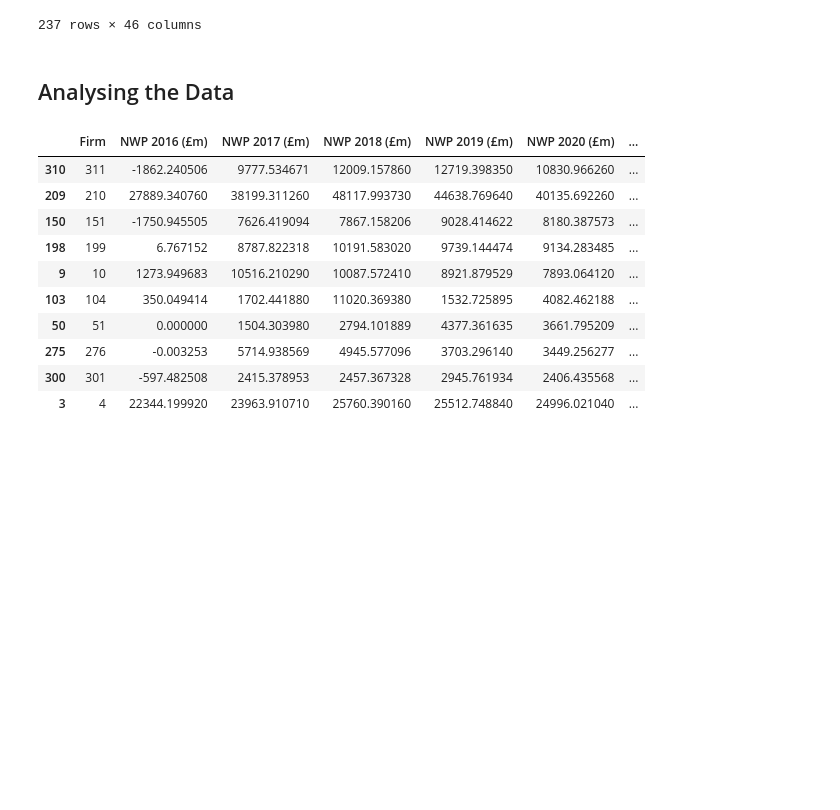
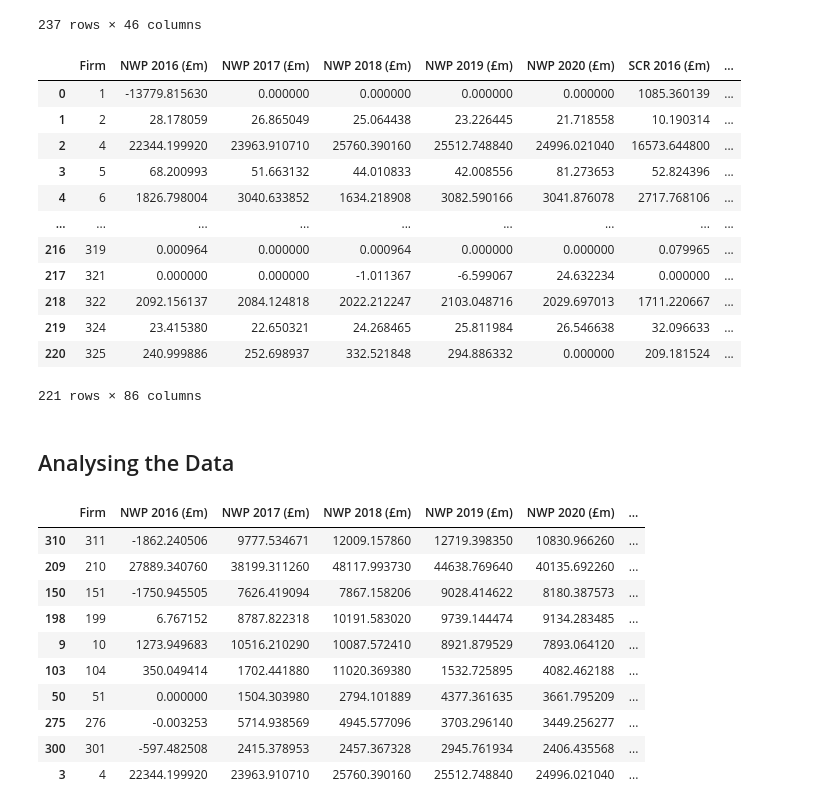
Before and after one commit to JackCT1/insurance-firm-analysis-report, a Jupyter notebook: report.ipynb, the cells around one changed output. Drawn from its saved outputs; the diff is of its cells as text; code cells hidden in the pictures; blank space fills up the shorter version.

```diff
--- a/report.ipynb
+++ b/report.ipynb
@@ -78,6 +103,23 @@ df2
 | 323 | 324 | 6.739499 | 6.837802 | 6.863463 | 7.242601 | ... |
 | 324 | 325 | 1.198052 | 1.376840 | 3.804573 | 2.301670 | ... |
 237 rows × 46 columns
+# %%
+combined_df = pd.merge(df1, df2, on='Firm', how='inner')
+combined_df
+# %% [output]
+|  | Firm | NWP 2016 (£m) | NWP 2017 (£m) | NWP 2018 (£m) | NWP 2019 (£m) | NWP 2020 (£m) | SCR 2016 (£m) | ... |
+| 0 | 1 | -13779.815630 | 0.000000 | 0.000000 | 0.000000 | 0.000000 | 1085.360139 | ... |
+| 1 | 2 | 28.178059 | 26.865049 | 25.064438 | 23.226445 | 21.718558 | 10.190314 | ... |
+| 2 | 4 | 22344.199920 | 23963.910710 | 25760.390160 | 25512.748840 | 24996.021040 | 16573.644800 | ... |
+| 3 | 5 | 68.200993 | 51.663132 | 44.010833 | 42.008556 | 81.273653 | 52.824396 | ... |
+| 4 | 6 | 1826.798004 | 3040.633852 | 1634.218908 | 3082.590166 | 3041.876078 | 2717.768106 | ... |
+| ... | ... | ... | ... | ... | ... | ... | ... | ... |
+| 216 | 319 | 0.000964 | 0.000000 | 0.000964 | 0.000000 | 0.000000 | 0.079965 | ... |
+| 217 | 321 | 0.000000 | 0.000000 | -1.011367 | -6.599067 | 24.632234 | 0.000000 | ... |
+| 218 | 322 | 2092.156137 | 2084.124818 | 2022.212247 | 2103.048716 | 2029.697013 | 1711.220667 | ... |
+| 219 | 324 | 23.415380 | 22.650321 | 24.268465 | 25.811984 | 26.546638 | 32.096633 | ... |
+| 220 | 325 | 240.999886 | 252.698937 | 332.521848 | 294.886332 | 0.000000 | 209.181524 | ... |
+221 rows × 86 columns
 # %% [markdown]
 ## Analysing the Data
 # %%
```
Also changed, not shown: parts of 9 cells of this notebook.
